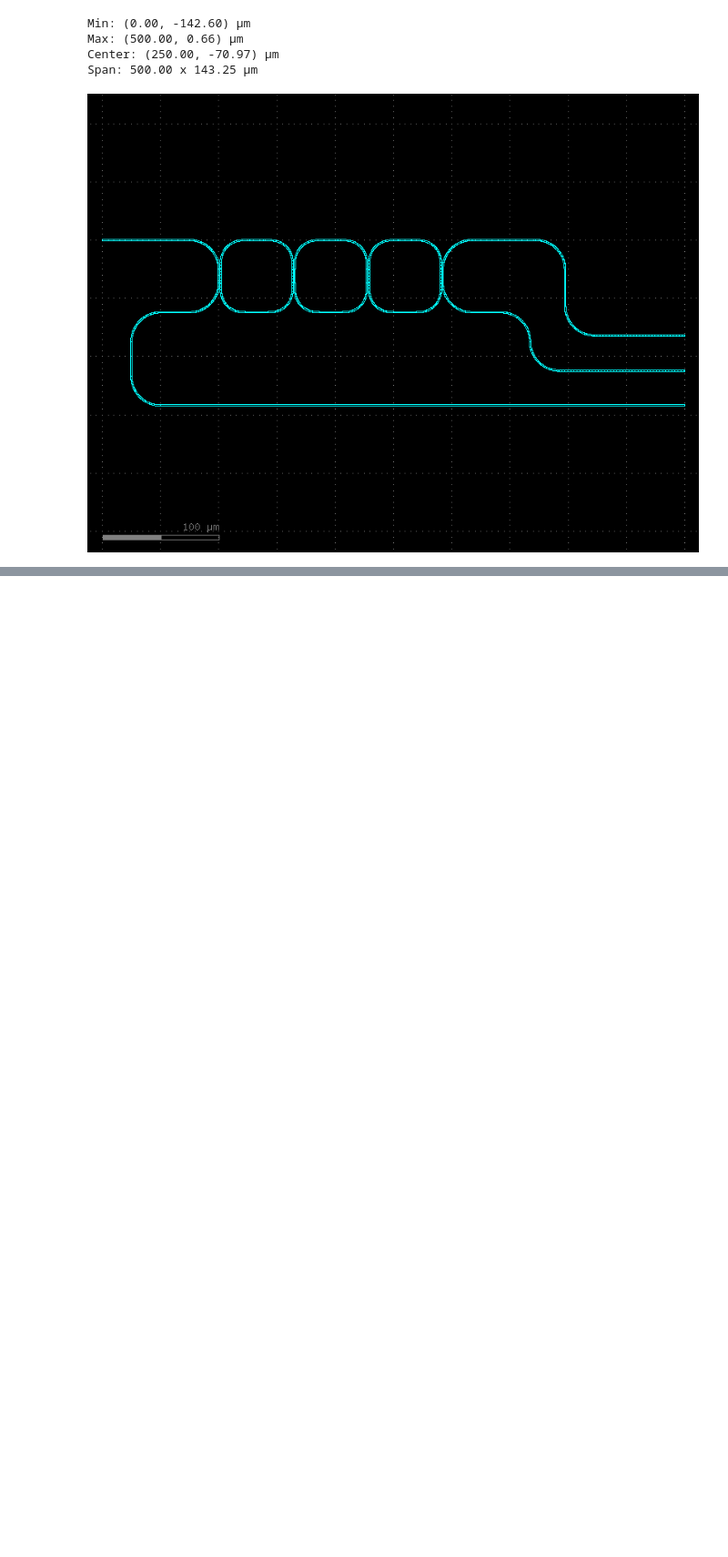
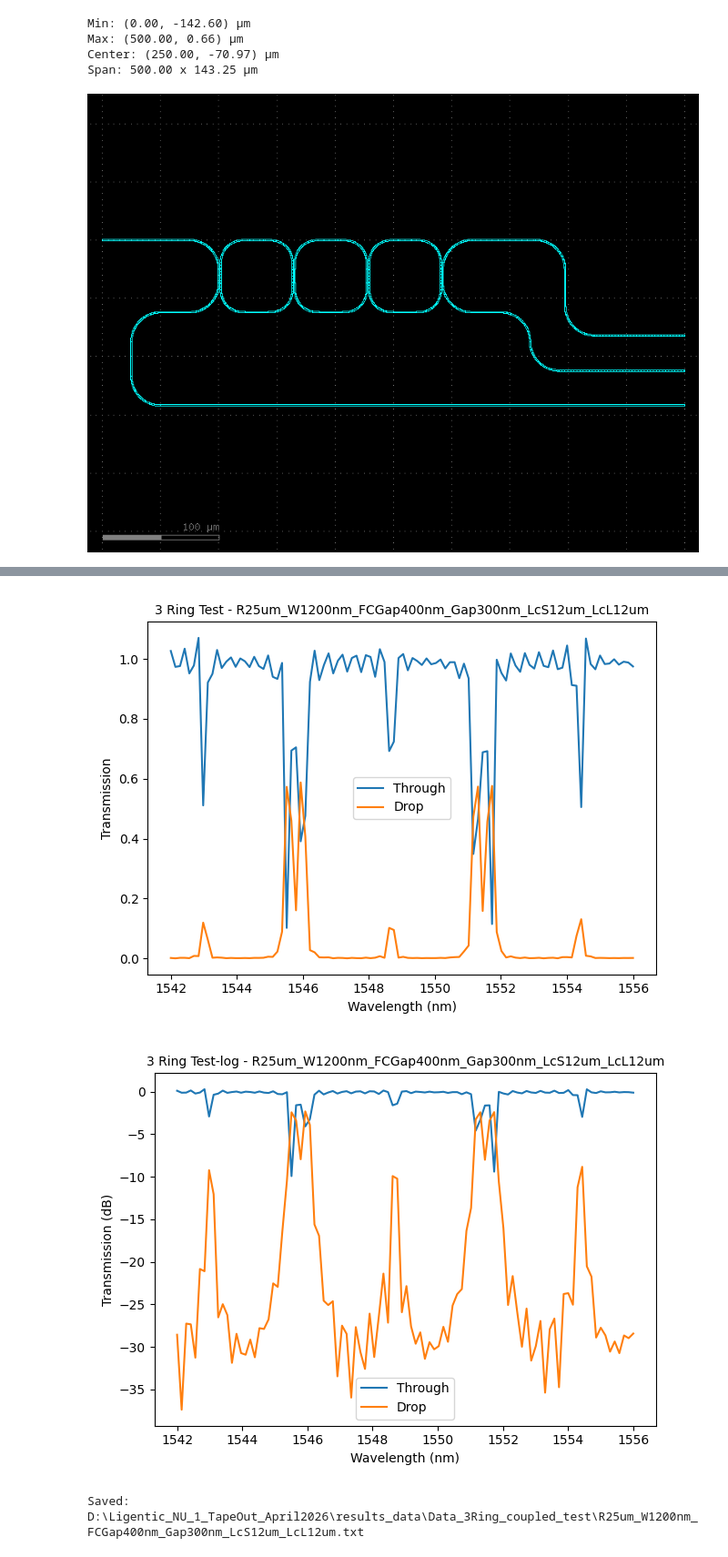
Before and after one commit to ankit-bm/Lumerical_scripts_Ligentec_NU_1, a Jupyter notebook: RingCoupled_fullwave/Ring_coupled_3Ring_test.ipynb, the cells around one changed output, grey strips where cells are left out. Shown at 91% size. Saved outputs shown, nothing was run; the diff lists cells and outputs as text; code cells hidden in the pictures; blank space fills up the shorter version.

Commit message:
Improved performace for run - 3 ring test

```diff
--- a/RingCoupled_fullwave/Ring_coupled_3Ring_test.ipynb
+++ b/RingCoupled_fullwave/Ring_coupled_3Ring_test.ipynb
@@ -148,7 +148,7 @@ InLneghtX    = 75E-6 #from gds
 BendRadiusIO = 25E-6
 Radius       = 25E-6
 FCGap        = 400E-9
-Gap          = 400E-9
+Gap          = 300E-9
 WgWidth      = 1.2E-6
 IO_to_IO_span_x = 192.31E-6
 Lc_S            = 12.0E-6
@@ -235,6 +235,13 @@ f.set("override global monitor settings", 1)
 f.set("use source limits", 1)
 f.set("frequency points", FrequencyPoints)
 
+f.set("output Ex", 0)
+f.set("output Ey", 0)
+f.set("output Ez", 0)
+f.set("output Hx", 0)
+f.set("output Hy", 0)
+f.set("output Hz", 0)
+
 #------------------------------------------------------------
 # MONITOR: Through (at o4)
 #------------------------------------------------------------
@@ -248,6 +255,13 @@ f.set("z", Height / 2)
 f.set("override global monitor settings", 1)
 f.set("use source limits", 1)
 f.set("frequency points", FrequencyPoints)
+
+f.set("output Ex", 0)
+f.set("output Ey", 0)
+f.set("output Ez", 0)
+f.set("output Hx", 0)
+f.set("output Hy", 0)
+f.set("output Hz", 0)
 
 #------------------------------------------------------------
 # MONITOR: Field
@@ -265,6 +279,10 @@ f.set("use wavelength spacing", 1)
 f.set("wavelength center", 1550E-9)
 f.set("wavelength span", 1E-9)
 f.set("frequency points", 1)
+
+f.set("output Hx", 0)
+f.set("output Hy", 0)
+f.set("output Hz", 0)
 # %%
 #------------------------------------------------------------
 # Run
@@ -332,7 +352,7 @@ plt.plot(Wavelength*1e9, Tx_Through, label="Through")
 plt.plot(Wavelength*1e9, Tx_Drop,    label="Drop")
 plt.xlabel("Wavelength (nm)")
 plt.ylabel("Transmission")
-plt.title(f"3 Ring Test - {tag}")
+plt.title(f"3 Ring Test - {tag}", fontsize=10)
 plt.legend()
 plt.tight_layout()
 plt.savefig(data_save_dir / f"{fname}_lin.png", dpi=300, bbox_inches='tight')
@@ -345,7 +365,7 @@ plt.plot(Wavelength*1e9, 10*np.log10(Tx_Through), label="Through")
 plt.plot(Wavelength*1e9, 10*np.log10(Tx_Drop),    label="Drop")
 plt.xlabel("Wavelength (nm)")
 plt.ylabel("Transmission (dB)")
-plt.title(f"3 Ring Test-log - {tag}")
+plt.title(f"3 Ring Test-log - {tag}",fontsize=10)
 plt.legend()
 plt.tight_layout()
 plt.savefig(data_save_dir / f"{fname}.png", dpi=300, bbox_inches='tight')
@@ -354,30 +374,34 @@ disconnect_zoom = zoom_factory(plt.gca())
 plt.show()
 
 #------------------------------------------------------------
 # Save Data
 #------------------------------------------------------------
 
 meta = {
     "Width_nm"          : WgWidth  * 1e9,
     "Height_nm"         : Height * 1e9,
     "Radius_um"         : Radius * 1e6,
     "Gap_nm"            : Gap    * 1e9,
     "FCGap_nm"          : FCGap * 1e9,
     "LcSmall"           : Lc_S * 1e6,
     "LcLarge"           : Lc_L * 1e6,
     "Material"          : Material,
     "Index"             : Index,
     "use_index"         : use_index,
     "Timestamp"         : time.strftime("%Y%m%d_%H%M%S"),
 }
 
 with open(fname, "w") as file:
     for k, v in meta.items():
         file.write(f"# {k}: {v}\n")
     file.write("# Wavelength_nm\tTx_Through\tTx_Drop\n")
 
 data = np.column_stack([Wavelength*1e9, Tx_Through, Tx_Drop])
 with open(fname, "ab") as file:
     np.savetxt(file, data, delimiter="\t")
 
 print(f"Saved: {fname}")
+# %% [output]
+[figure, added]
+[figure, added]
+Saved: D:\Ligentic_NU_1_TapeOut_April2026\results_data\Data_3Ring_coupled_test\R25um_W1200nm_FCGap400nm_Gap300nm_LcS12um_LcL12um.txt
```
Also changed, not shown: parts of 3 cells of this notebook.
